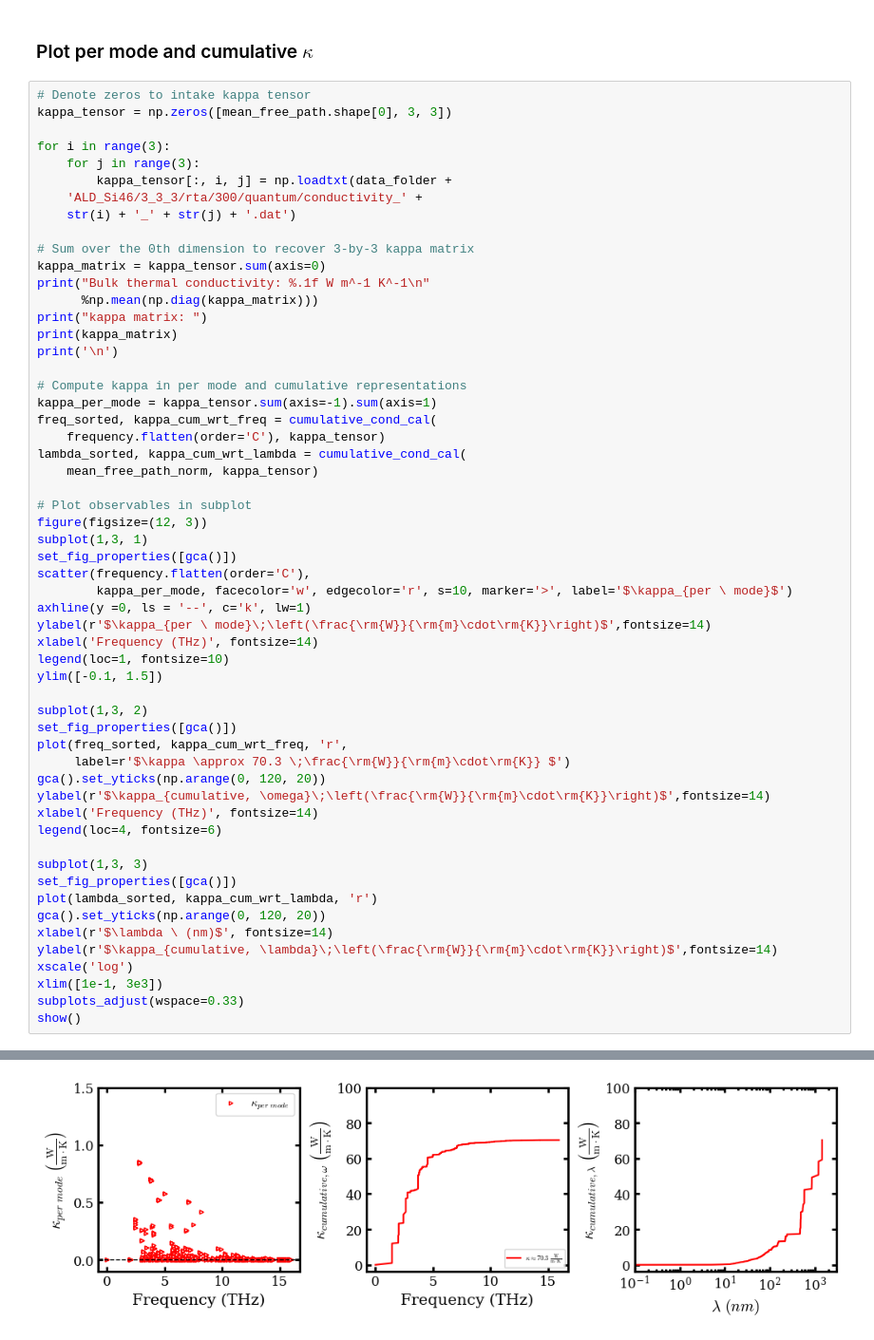
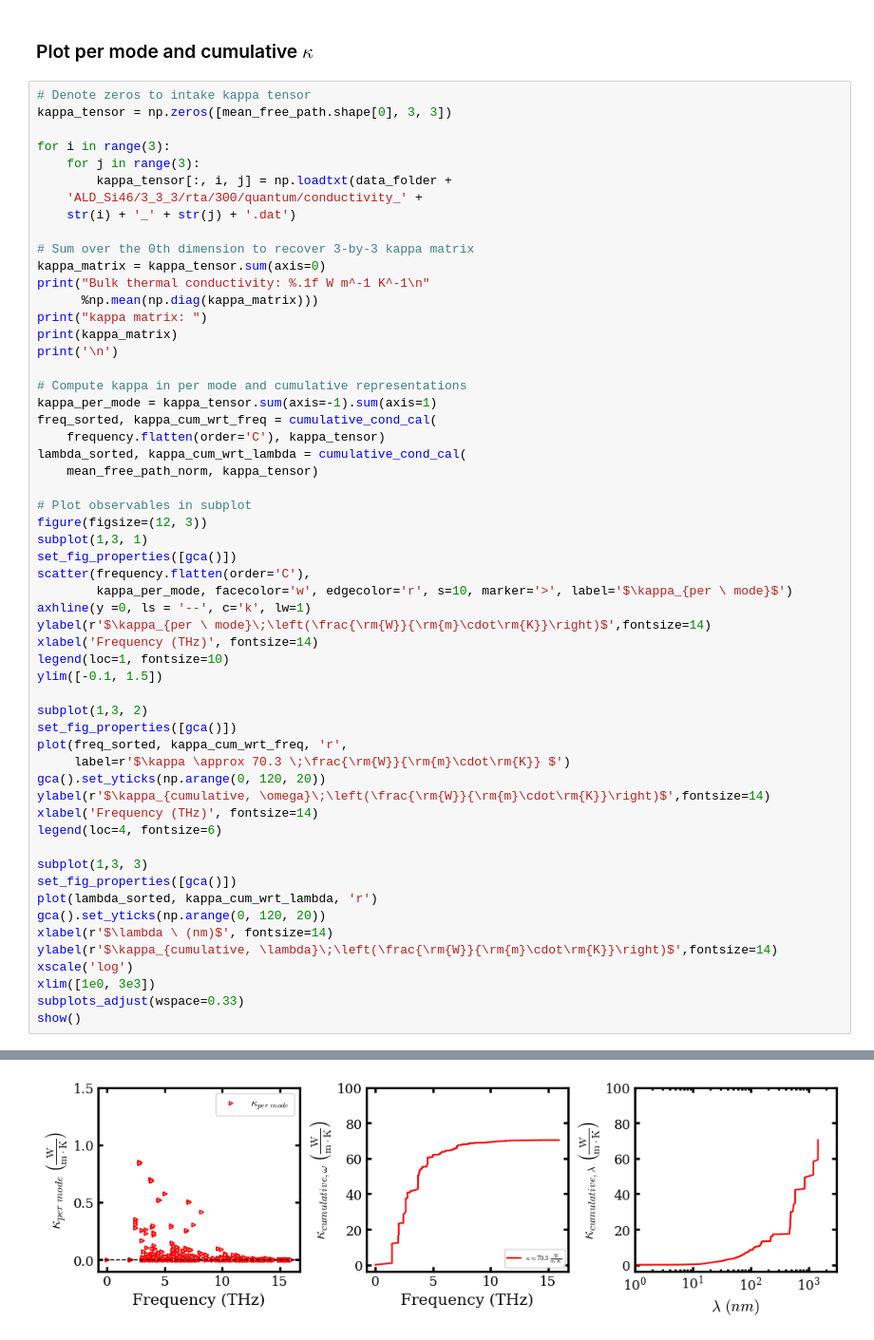
Before and after one commit to nanotheorygroup/kaldo-examples, a Jupyter notebook: docsource/empirical_potentials/silicon_clathrate_Tersoff_LAMMPS.ipynb, the cells around one changed output, grey strips where cells are left out. Shown at 95% size. Cells and saved outputs as stored; diff of their text form.

```diff
--- a/docsource/empirical_potentials/silicon_clathrate_Tersoff_LAMMPS.ipynb
+++ b/docsource/empirical_potentials/silicon_clathrate_Tersoff_LAMMPS.ipynb
@@ -270,32 +270,32 @@ axhline(y =0, ls = '--', c='k', lw=1)
 ylabel(r'$\kappa_{per \ mode}\;\left(\frac{\rm{W}}{\rm{m}\cdot\rm{K}}\right)$',fontsize=14)
 xlabel('Frequency (THz)', fontsize=14)
 legend(loc=1, fontsize=10)
 ylim([-0.1, 1.5])
 
 subplot(1,3, 2)
 set_fig_properties([gca()])
 plot(freq_sorted, kappa_cum_wrt_freq, 'r',
      label=r'$\kappa \approx 70.3 \;\frac{\rm{W}}{\rm{m}\cdot\rm{K}} $')
 gca().set_yticks(np.arange(0, 120, 20))
 ylabel(r'$\kappa_{cumulative, \omega}\;\left(\frac{\rm{W}}{\rm{m}\cdot\rm{K}}\right)$',fontsize=14)
 xlabel('Frequency (THz)', fontsize=14)
 legend(loc=4, fontsize=6)
 
 subplot(1,3, 3)
 set_fig_properties([gca()])
 plot(lambda_sorted, kappa_cum_wrt_lambda, 'r')
 gca().set_yticks(np.arange(0, 120, 20))
 xlabel(r'$\lambda \ (nm)$', fontsize=14)
 ylabel(r'$\kappa_{cumulative, \lambda}\;\left(\frac{\rm{W}}{\rm{m}\cdot\rm{K}}\right)$',fontsize=14)
 xscale('log')
-xlim([1e-1, 3e3])
+xlim([1e0, 3e3])
 subplots_adjust(wspace=0.33)
 show()
 # %% [output]
 Bulk thermal conductivity: 70.3 W m^-1 K^-1
 
 kappa matrix:
 [[ 6.99077813e+01  4.36618100e-02  2.47141838e-01]
  [ 4.36618100e-02  7.04762734e+01 -1.42142784e-02]
  [ 2.47141838e-01 -1.42142784e-02  7.06446778e+01]]
-[figure, old version]
+[figure, new version]
```
Also changed, not shown: 55 other files.
